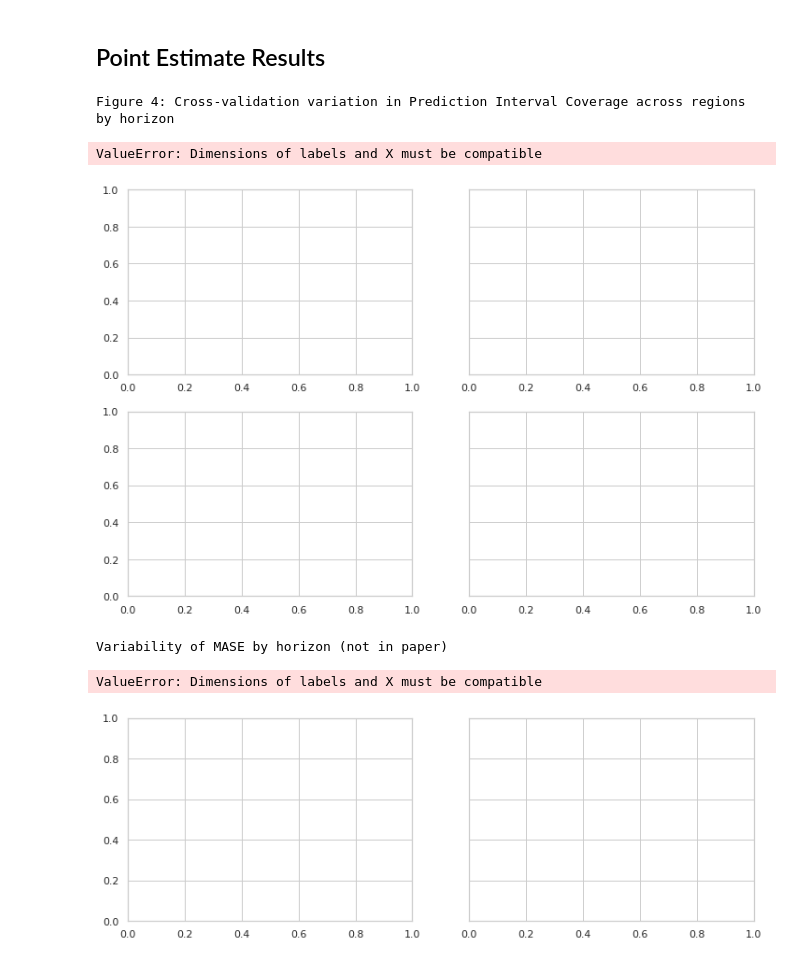
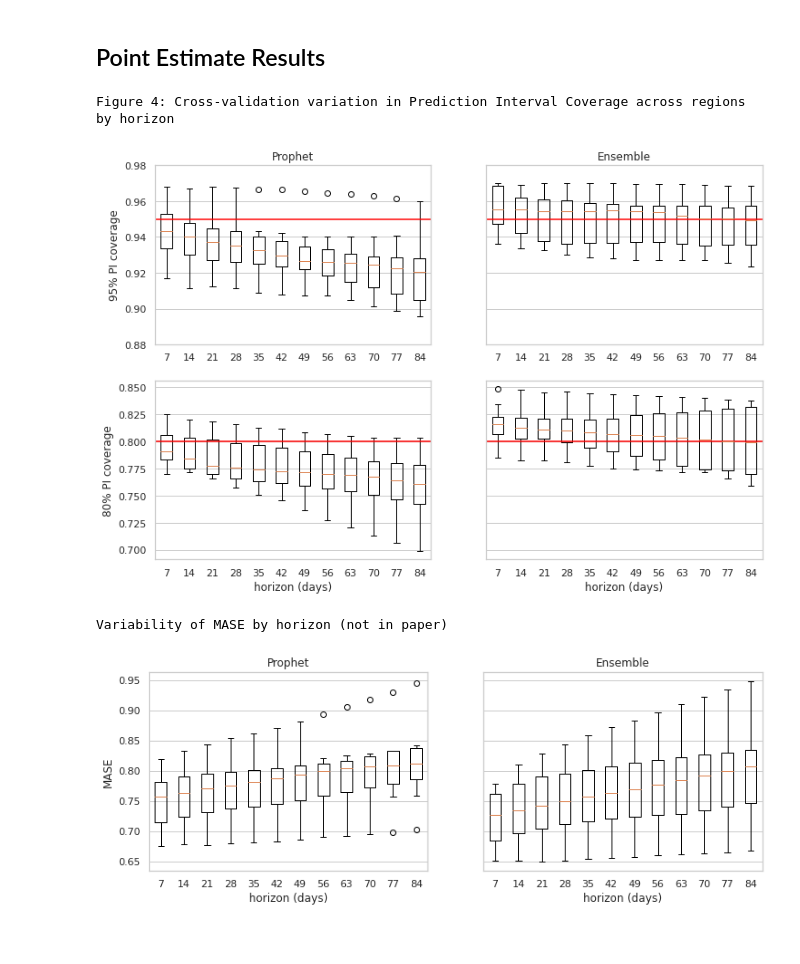
Before and after one commit to TomMonks/swast-benchmarking, a Jupyter notebook: results/summary_stage_2.ipynb, the cells around one changed output. Drawn from its saved outputs; the diff is of its cells as text; code cells hidden in the pictures.

Commit message:
STAGE2: paper results fully reproducible.

```diff
--- a/results/summary_stage_2.ipynb
+++ b/results/summary_stage_2.ipynb
@@ -71,18 +71,18 @@ fig, ax = plt.subplots(2, 2, figsize=(12,8), sharey='row')
 days = [7, 14, 21, 28, 35, 42, 49, 56, 63, 70, 77, 84]
 
 summary_fbp = results_mean.filter(like="coverage_95").filter(like="fbp_").filter(like='mean')
-ax[0][0].boxplot(x=summary_fbp, labels=days);
+ax[0][0].boxplot(x=summary_fbp.T, labels=days);
 ax[0][0].axhline(y=0.95, color='red')
 ax[0][0].set_ylabel('95% PI coverage')
 #ax[0][0].set_xlabel('horizon (days)')
-ax[0][0].set_ylim(0.85, 0.98)
+ax[0][0].set_ylim(0.88, 0.98)
 ax[0][0].set_title('Prophet')
 ax[0][0].xaxis.grid(False)
 #ax[0][0].legend(['Prophet'], markerscale=2.0)
 #ax[0][0].annotate(s='Prophet', xy=(7, 0.96), xytext=(10, 0.975))
 
-summary_fa = results_mean.filter(like="coverage_95").filter(like="fbp-").filter(like='mean')
-ax[0][1].boxplot(x=summary_fa , labels=days);
+summary_fa = results_mean.filter(like="coverage_95").filter(like="ensemble_").filter(like='mean')
+ax[0][1].boxplot(x=summary_fa.T , labels=days);
 ax[0][1].axhline(y=0.95, color='red')
 ax[0][1].xaxis.grid(False)
 ax[0][1].set_title('Ensemble')
@@ -90,15 +90,15 @@ ax[0][1].set_title('Ensemble')
 #ax[0][1].legend(['Ensemble'])
 
 summary_fbp2 = results_mean.filter(like="coverage_80").filter(like="fbp_").filter(like='mean')
-ax[1][0].boxplot(x=summary_fbp2, labels=days);
+ax[1][0].boxplot(x=summary_fbp2.T, labels=days);
 ax[1][0].axhline(y=0.80, color='red')
 ax[1][0].xaxis.grid(False)
 ax[1][0].set_ylabel('80% PI coverage')
 ax[1][0].set_xlabel('horizon (days)')
 #ax[1][0].legend(['Prophet'])
 
-summary_fa2 = results_mean.filter(like="coverage_80").filter(like="fbp-").filter(like='mean')
-ax[1][1].boxplot(x=summary_fa2, labels=days);
+summary_fa2 = results_mean.filter(like="coverage_80").filter(like="ensemble_").filter(like='mean')
+ax[1][1].boxplot(x=summary_fa2.T, labels=days);
 ax[1][1].axhline(y=0.80, color='red')
 ax[1][1].xaxis.grid(False)
 ax[1][1].set_xlabel('horizon (days)')
@@ -107,38 +107,36 @@ ax[1][1].set_xlabel('horizon (days)')
 fig.savefig(f'{FIGURE_PATH}figure4.png', dpi=300, bbox_inches='tight')
 # %% [output]
 Figure 4: Cross-validation variation in Prediction Interval Coverage across regions by horizon
-ValueError: Dimensions of labels and X must be compatible
-[figure, old version]
+[figure, new version]
 # %%
 #Variability of MASE across regions in the South West of England
 print('Variability of MASE by horizon (not in paper)')
 
 fig, ax = plt.subplots(1, 2, figsize=(12,4), sharey='row')
 
 days = [7, 14, 21, 28, 35, 42, 49, 56, 63, 70, 77, 84]
 
 summary_fbp = results_mean.filter(like="mase").filter(like="fbp_").filter(like='mean')
-ax[0].boxplot(x=summary_fbp, labels=days);
+ax[0].boxplot(x=summary_fbp.T, labels=days);
 #ax[0][0].axhline(y=0.95, color='red')
 ax[0].set_ylabel('MASE')
 ax[0].set_xlabel('horizon (days)')
 #ax[0].set_ylim(0.91, 0.98)
 ax[0].set_title('Prophet')
 ax[0].xaxis.grid(False)
 #ax[0][0].legend(['Prophet'], markerscale=2.0)
 #ax[0][0].annotate(s='Prophet', xy=(7, 0.96), xytext=(10, 0.975))
 
-summary_fa = results_mean.filter(like="mase").filter(like="fbp-").filter(like='mean')
-ax[1].boxplot(x=summary_fa , labels=days);
+summary_fa = results_mean.filter(like="mase").filter(like="ensemble").filter(like='mean')
+ax[1].boxplot(x=summary_fa.T , labels=days);
 #ax[1].axhline(y=0.95, color='red')
 ax[1].xaxis.grid(False)
 ax[1].set_title('Ensemble')
 ax[1].set_xlabel('horizon (days)');
 #ax[0][1].legend(['Ensemble'])
 # %% [output]
 Variability of MASE by horizon (not in paper)
-ValueError: Dimensions of labels and X must be compatible
-[figure, old version]
+[figure, new version]
 # %%
 region_means = results_mean.filter(like="mase").filter(like='mean').mean().sort_index()
 # %%
```
Also changed, not shown: parts of 2 cells of this notebook, 2 other files.
